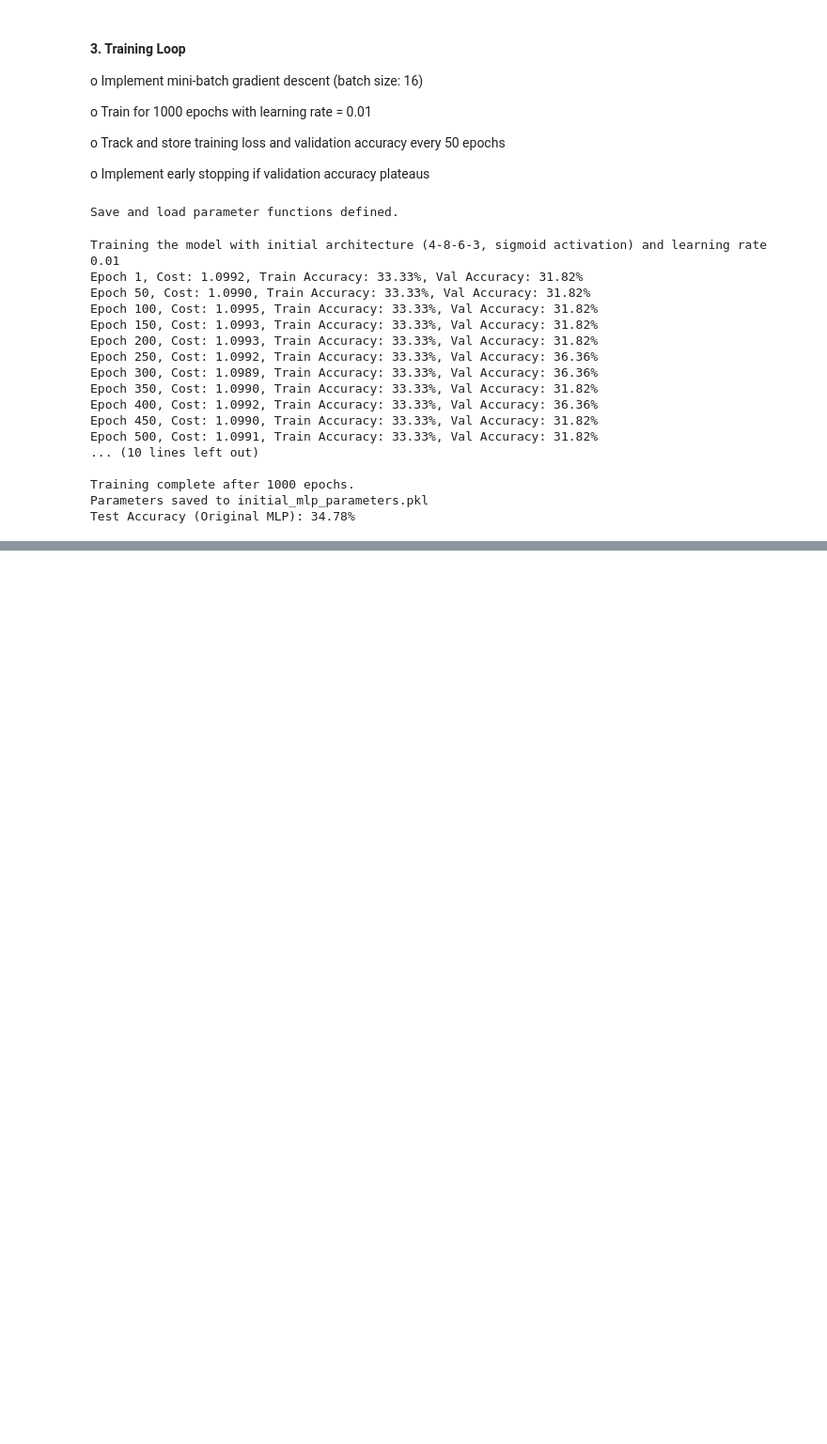
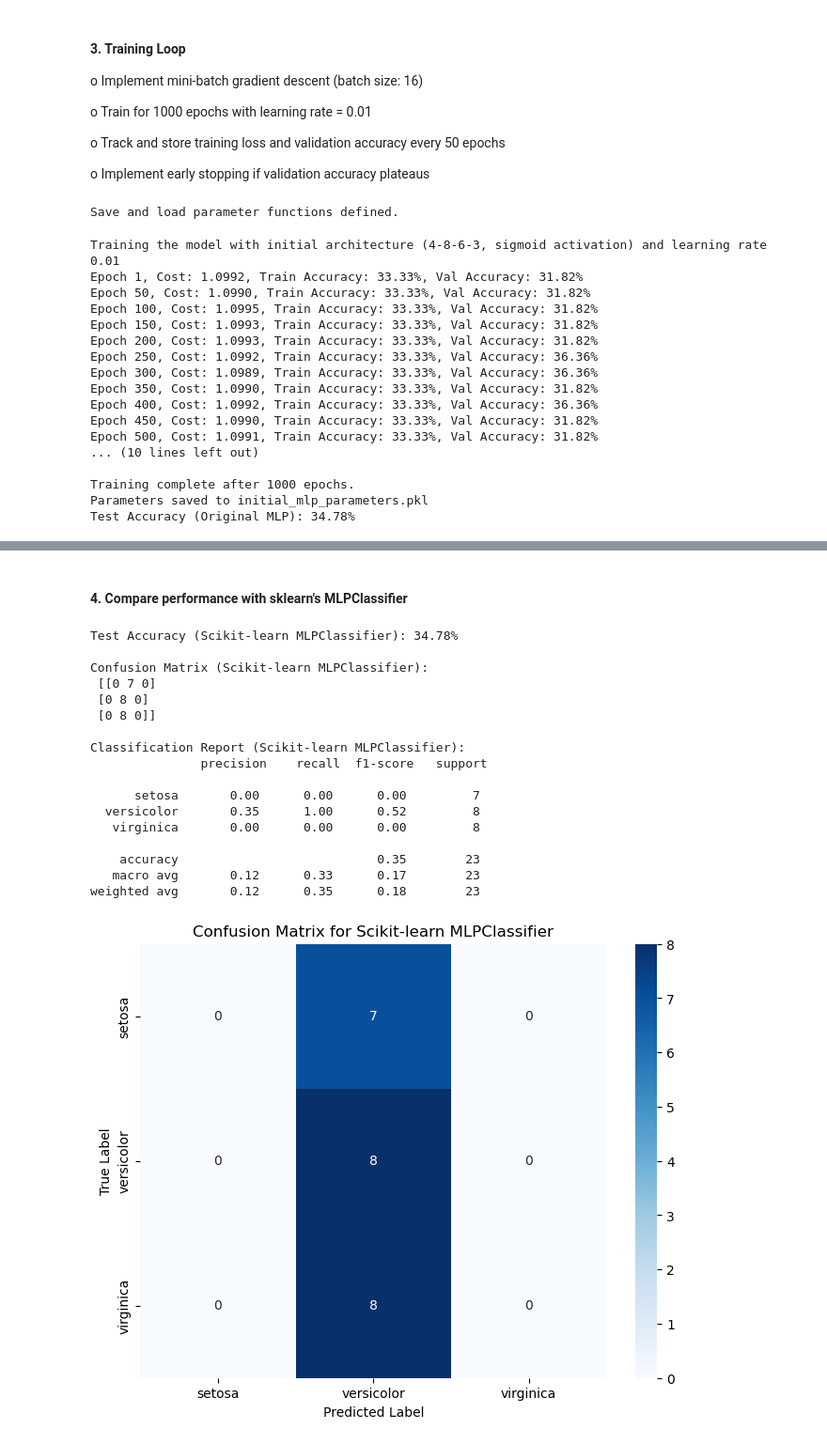
Before and after one commit to anusruta/DL_MLP_NumPy_implementation, a Jupyter notebook: v-2.ipynb, the cells around one changed output, grey strips where cells are left out. Shown at 94% size. Drawn from its saved outputs; the diff is of its cells as text; code cells hidden in the pictures; blank space fills up the shorter version.

```diff
--- a/v-2.ipynb
+++ b/v-2.ipynb
@@ -555,0 +680,54 @@ Test Accuracy (Original MLP): 34.78%
+# %% [markdown]
+#### 4. Compare performance with sklearn's MLPClassifier
+# %%
+from sklearn.neural_network import MLPClassifier
+from sklearn.metrics import accuracy_score
+
+# Initializing and training Scikit-learn's MLPClassifier
+sklearn_mlp = MLPClassifier(hidden_layer_sizes=(8, 6), activation='logistic', solver='sgd',
+                            learning_rate_init=0.01, max_iter=1000, random_state=42,
+                            early_stopping=True, validation_fraction=0.15, n_iter_no_change=20)
+
+# Note: sklearn's MLPClassifier expects (n_samples, n_features) and (n_samples,) for labels
+sklearn_mlp.fit(x_train_scaled, y_train)
+
+# Predictiing on the test set
+y_pred_sklearn = sklearn_mlp.predict(x_test_scaled)
+
+# Calculating accuracy
+test_accuracy_sklearn = accuracy_score(y_test, y_pred_sklearn) * 100
+print(f"Test Accuracy (Scikit-learn MLPClassifier): {test_accuracy_sklearn:.2f}%")
+
+# Confusion Matrix
+conf_matrix_sklearn = confusion_matrix(y_test, y_pred_sklearn)
+print("\nConfusion Matrix (Scikit-learn MLPClassifier):\n", conf_matrix_sklearn)
+
+# Classification Report
+class_report_sklearn = classification_report(y_test, y_pred_sklearn, target_names=iris.target_names)
+print("\nClassification Report (Scikit-learn MLPClassifier):\n", class_report_sklearn)
+
+plt.figure(figsize=(8, 6))
+sns.heatmap(conf_matrix_sklearn, annot=True, fmt='d', cmap='Blues', xticklabels=iris.target_names, yticklabels=iris.target_names)
+plt.xlabel('Predicted Label')
+plt.ylabel('True Label')
+plt.title('Confusion Matrix for Scikit-learn MLPClassifier')
+plt.show()
+# %% [output]
+Test Accuracy (Scikit-learn MLPClassifier): 34.78%
+
+Confusion Matrix (Scikit-learn MLPClassifier):
+ [[0 7 0]
+ [0 8 0]
+ [0 8 0]]
+
+Classification Report (Scikit-learn MLPClassifier):
+               precision    recall  f1-score   support
+
+      setosa       0.00      0.00      0.00         7
+  versicolor       0.35      1.00      0.52         8
+   virginica       0.00      0.00      0.00         8
+
+    accuracy                           0.35        23
+   macro avg       0.12      0.33      0.17        23
+weighted avg       0.12      0.35      0.18        23
+[figure, added]
```
Also changed, not shown: parts of 5 cells of this notebook, 1 other file.
